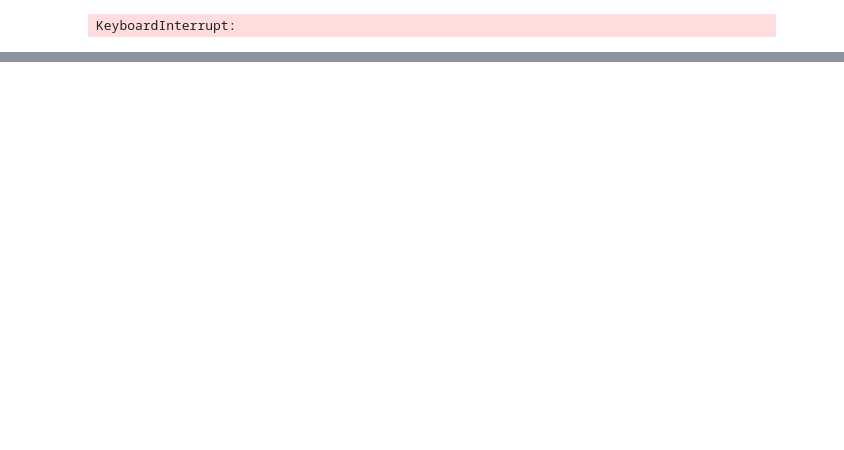
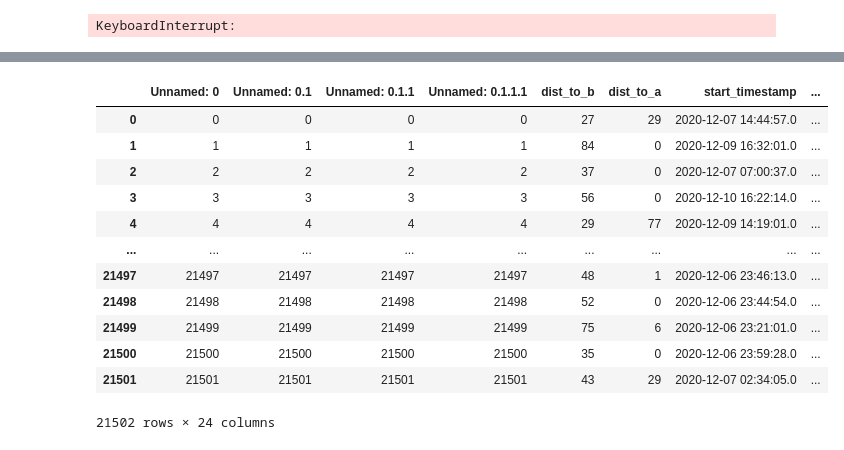
Before and after one commit to Eighonet/Graphs-and-Cakes, a Jupyter notebook: 2GIS_class.ipynb, the cells around one changed output, grey strips where cells are left out. Cells and saved outputs as stored; diff of their text form; code cells hidden in the pictures; blank space fills up the shorter version.

```diff
--- a/2GIS_class.ipynb
+++ b/2GIS_class.ipynb
@@ -204,0 +374,16 @@ Path('abakan.csv').name
+# %%
+pd.read_csv('final_omsk_rev1.csv')
+# %% [output]
+|  | Unnamed: 0 | Unnamed: 0.1 | Unnamed: 0.1.1 | Unnamed: 0.1.1.1 | dist_to_b | dist_to_a | start_timestamp | ... |
+| 0 | 0 | 0 | 0 | 0 | 27 | 29 | 2020-12-07 14:44:57.0 | ... |
+| 1 | 1 | 1 | 1 | 1 | 84 | 0 | 2020-12-09 16:32:01.0 | ... |
+| 2 | 2 | 2 | 2 | 2 | 37 | 0 | 2020-12-07 07:00:37.0 | ... |
+| 3 | 3 | 3 | 3 | 3 | 56 | 0 | 2020-12-10 16:22:14.0 | ... |
+| 4 | 4 | 4 | 4 | 4 | 29 | 77 | 2020-12-09 14:19:01.0 | ... |
+| ... | ... | ... | ... | ... | ... | ... | ... | ... |
+| 21497 | 21497 | 21497 | 21497 | 21497 | 48 | 1 | 2020-12-06 23:46:13.0 | ... |
+| 21498 | 21498 | 21498 | 21498 | 21498 | 52 | 0 | 2020-12-06 23:44:54.0 | ... |
+| 21499 | 21499 | 21499 | 21499 | 21499 | 75 | 6 | 2020-12-06 23:21:01.0 | ... |
+| 21500 | 21500 | 21500 | 21500 | 21500 | 35 | 0 | 2020-12-06 23:59:28.0 | ... |
+| 21501 | 21501 | 21501 | 21501 | 21501 | 43 | 29 | 2020-12-07 02:34:05.0 | ... |
+21502 rows × 24 columns
```
Also changed, not shown: parts of 41 cells of this notebook.
